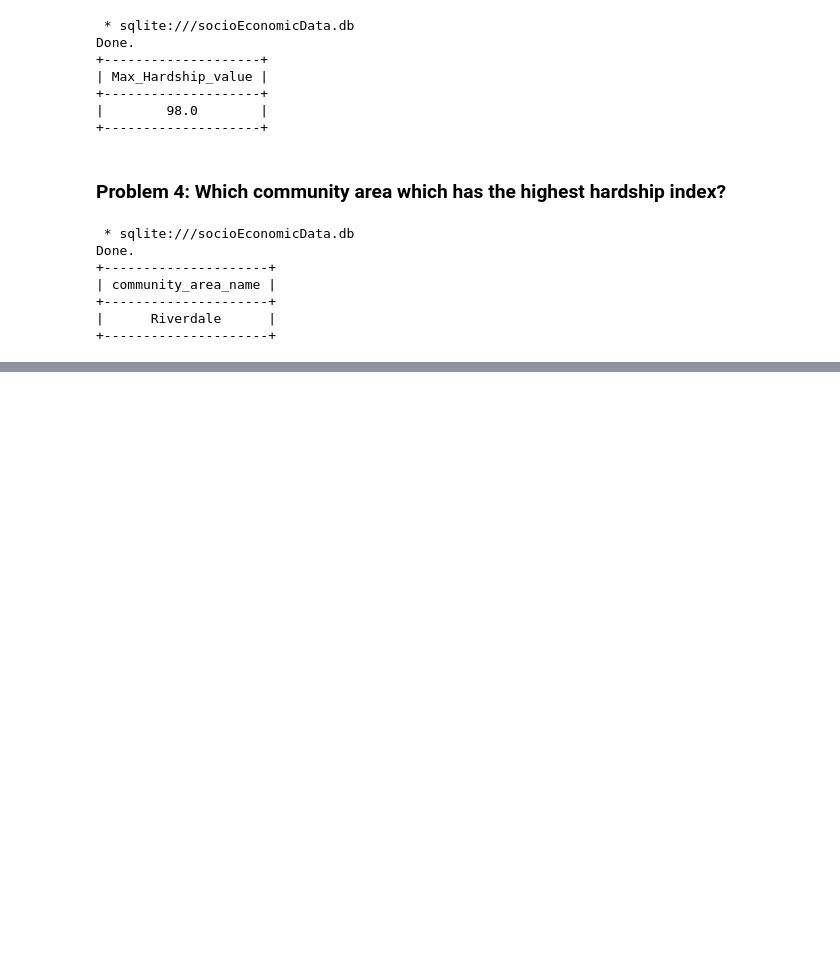
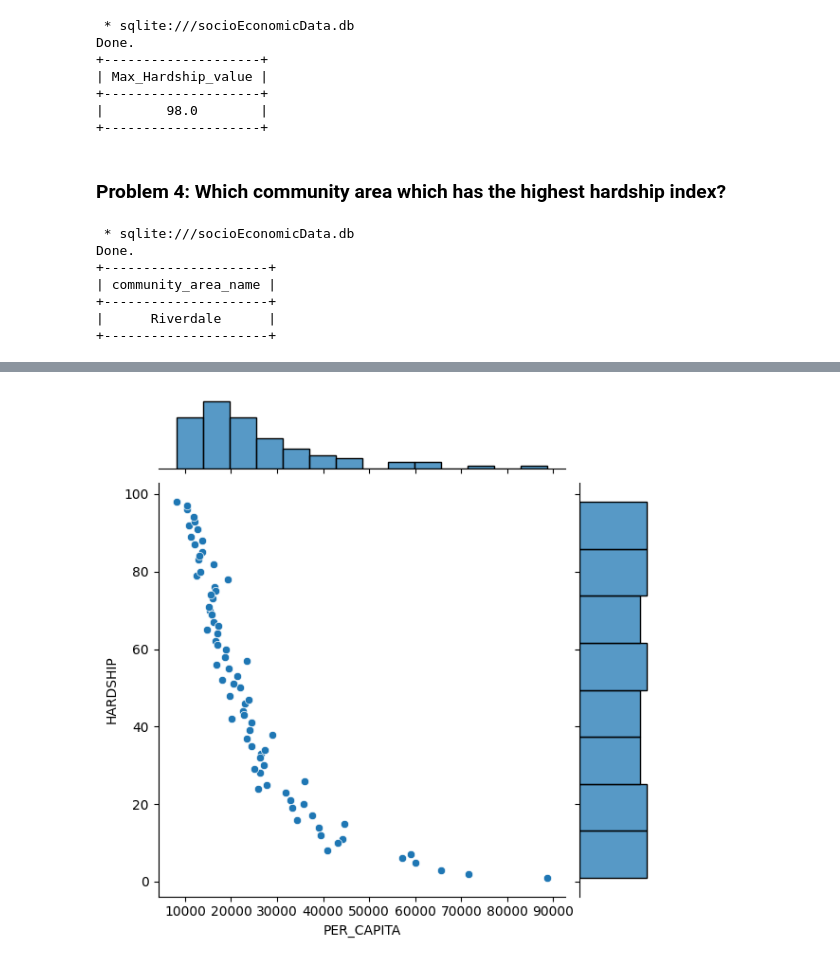
Before and after one commit to Hasan082/Data-Analysis, a Jupyter notebook: Socioeconomic Indicators in Chicago/socioEconomicData.ipynb, the cells around one changed output, grey strips where cells are left out. Saved outputs shown, nothing was run; the diff lists cells and outputs as text; code cells hidden in the pictures; blank space fills up the shorter version.

```diff
--- a/Socioeconomic Indicators in Chicago/socioEconomicData.ipynb
+++ b/Socioeconomic Indicators in Chicago/socioEconomicData.ipynb
@@ -92,0 +129,4 @@ Done.
+# %%
+plot2 = sns.jointplot(x = 'PER_CAPITA', y = 'HARDSHIP', data = df)
+# %% [output]
+[figure, added]
```
Also changed, not shown: parts of 5 cells of this notebook, 1 other file.
